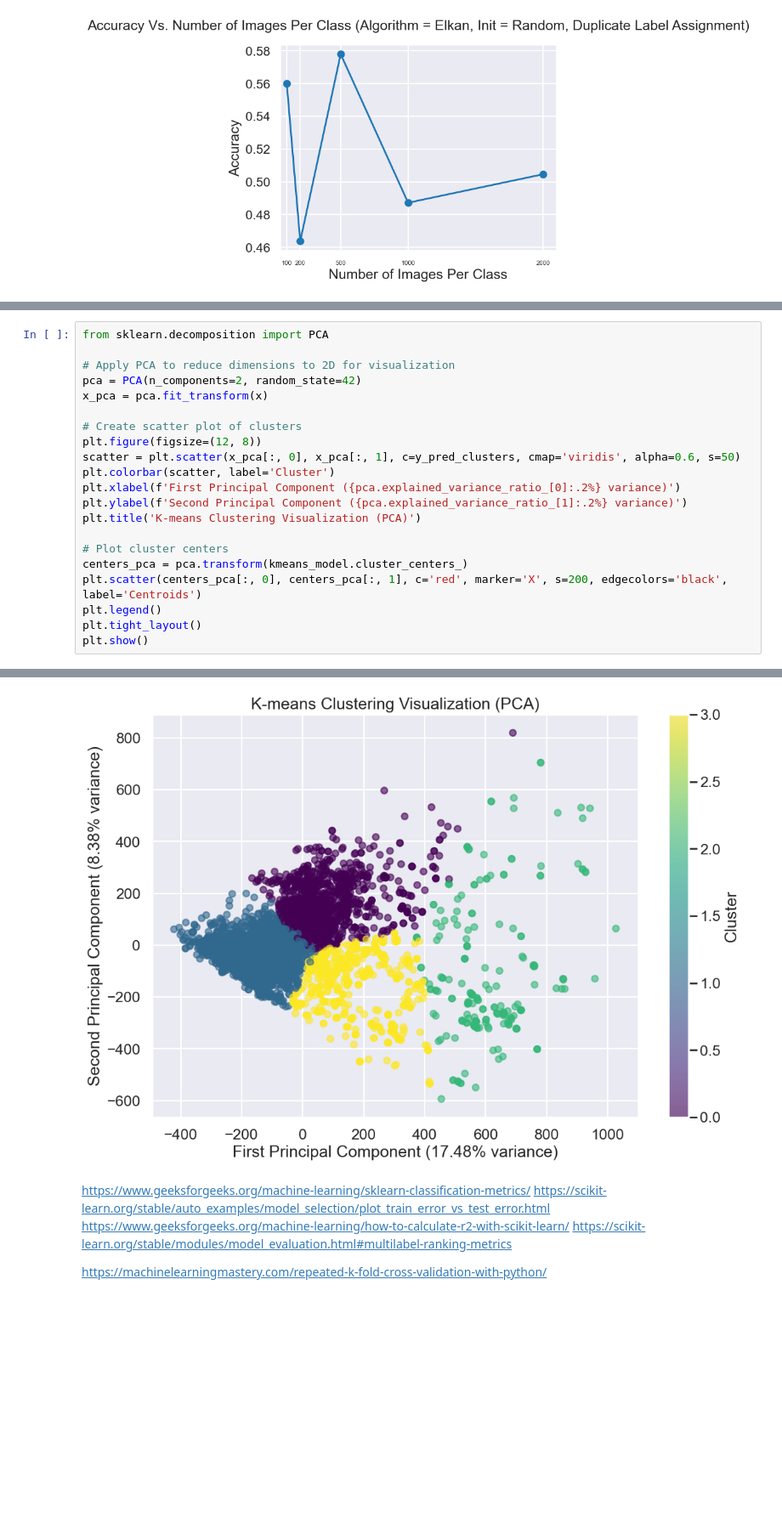
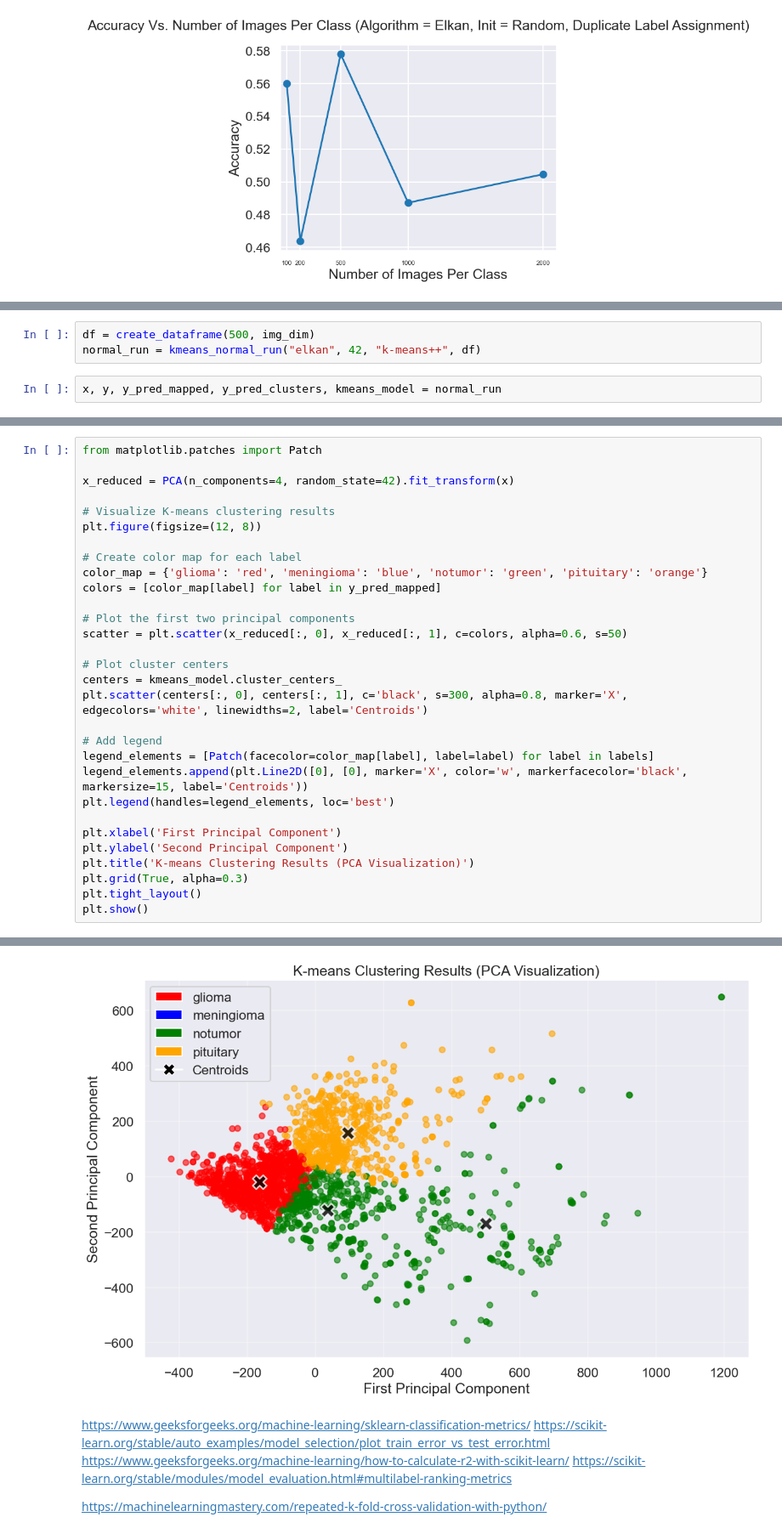
Before and after one commit to gilololol64/DataScienceProject, a Jupyter notebook: sample.ipynb, the cells around one changed output, grey strips where cells are left out. Shown at 85% size. Saved outputs shown, nothing was run; the diff lists cells and outputs as text; blank space fills up the shorter version.

```diff
--- a/sample.ipynb
+++ b/sample.ipynb
@@ -641,0 +705,5 @@ Precision is ill-defined and being set to 0.0 in labels with no predicted sample
+# %%
+df = create_dataframe(500, img_dim)
+normal_run = kmeans_normal_run("elkan", 42, "k-means++", df)
+# %%
+x, y, y_pred_mapped, y_pred_clusters, kmeans_model = normal_run
@@ -642,22 +750,31 @@ Precision is ill-defined and being set to 0.0 in labels with no predicted sample
 # %%
-from sklearn.decomposition import PCA
+from matplotlib.patches import Patch
 
-# Apply PCA to reduce dimensions to 2D for visualization
-pca = PCA(n_components=2, random_state=42)
-x_pca = pca.fit_transform(x)
+x_reduced = PCA(n_components=4, random_state=42).fit_transform(x)
 
-# Create scatter plot of clusters
+# Visualize K-means clustering results
 plt.figure(figsize=(12, 8))
-scatter = plt.scatter(x_pca[:, 0], x_pca[:, 1], c=y_pred_clusters, cmap='viridis', alpha=0.6, s=50)
-plt.colorbar(scatter, label='Cluster')
-plt.xlabel(f'First Principal Component ({pca.explained_variance_ratio_[0]:.2%} variance)')
-plt.ylabel(f'Second Principal Component ({pca.explained_variance_ratio_[1]:.2%} variance)')
-plt.title('K-means Clustering Visualization (PCA)')
+
+# Create color map for each label
+color_map = {'glioma': 'red', 'meningioma': 'blue', 'notumor': 'green', 'pituitary': 'orange'}
+colors = [color_map[label] for label in y_pred_mapped]
+
+# Plot the first two principal components
+scatter = plt.scatter(x_reduced[:, 0], x_reduced[:, 1], c=colors, alpha=0.6, s=50)
 
 # Plot cluster centers
-centers_pca = pca.transform(kmeans_model.cluster_centers_)
-plt.scatter(centers_pca[:, 0], centers_pca[:, 1], c='red', marker='X', s=200, edgecolors='black', label='Centroids')
-plt.legend()
+centers = kmeans_model.cluster_centers_
+plt.scatter(centers[:, 0], centers[:, 1], c='black', s=300, alpha=0.8, marker='X', edgecolors='white', linewidths=2, label='Centroids')
+
+# Add legend
+legend_elements = [Patch(facecolor=color_map[label], label=label) for label in labels]
+legend_elements.append(plt.Line2D([0], [0], marker='X', color='w', markerfacecolor='black', markersize=15, label='Centroids'))
+plt.legend(handles=legend_elements, loc='best')
+
+plt.xlabel('First Principal Component')
+plt.ylabel('Second Principal Component')
+plt.title('K-means Clustering Results (PCA Visualization)')
+plt.grid(True, alpha=0.3)
 plt.tight_layout()
 plt.show()
 # %% [output]
@@ -665,4 +781,4 @@ ValueError: X has 4 features, but PCA is expecting 262144 features as input.
-[figure, old version]
+[figure, new version]
 # %% [markdown]
 https://www.geeksforgeeks.org/machine-learning/sklearn-classification-metrics/
 https://scikit-learn.org/stable/auto_examples/model_selection/plot_train_error_vs_test_error.html
```
Also changed, not shown: parts of 10 cells of this notebook.
